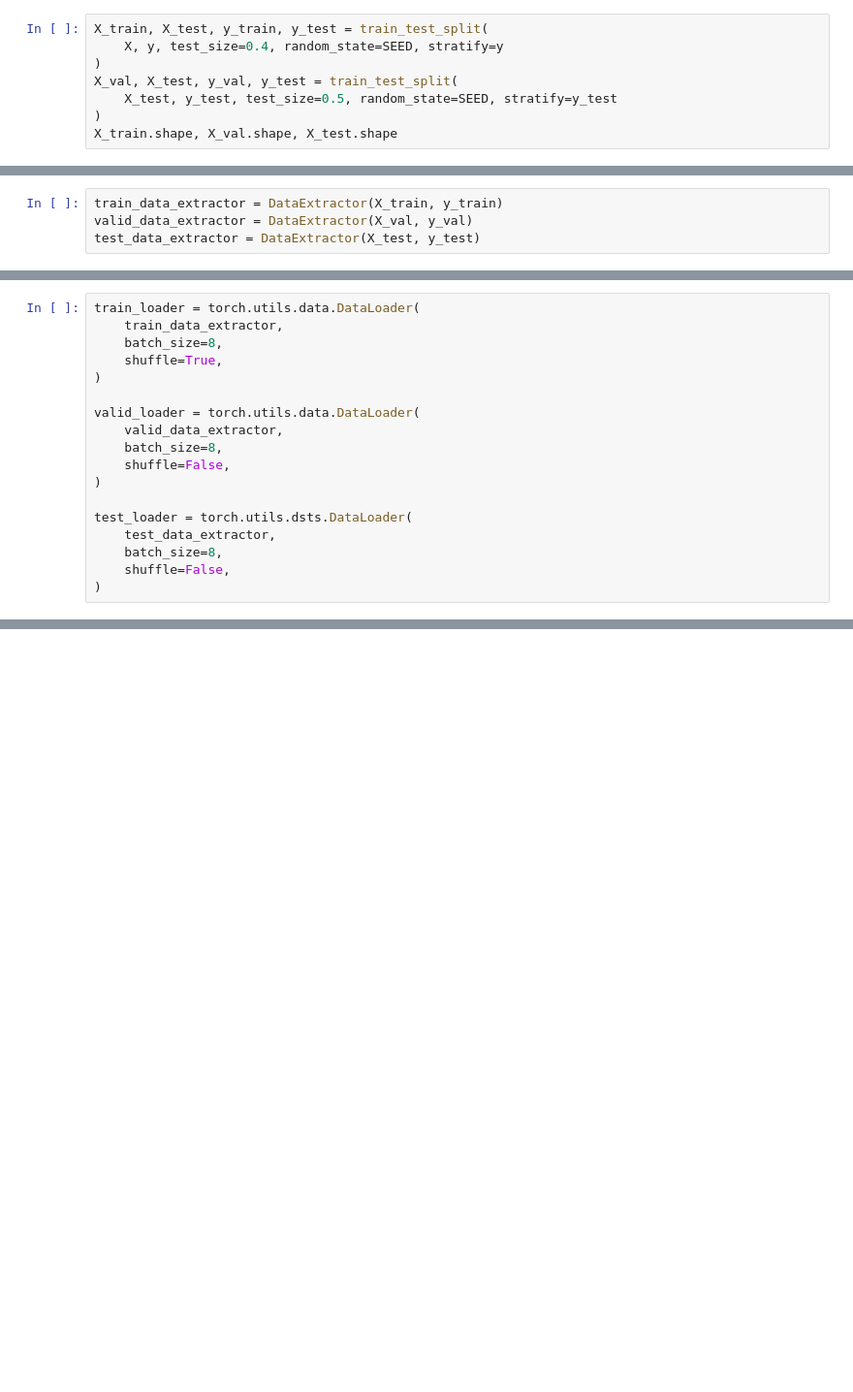
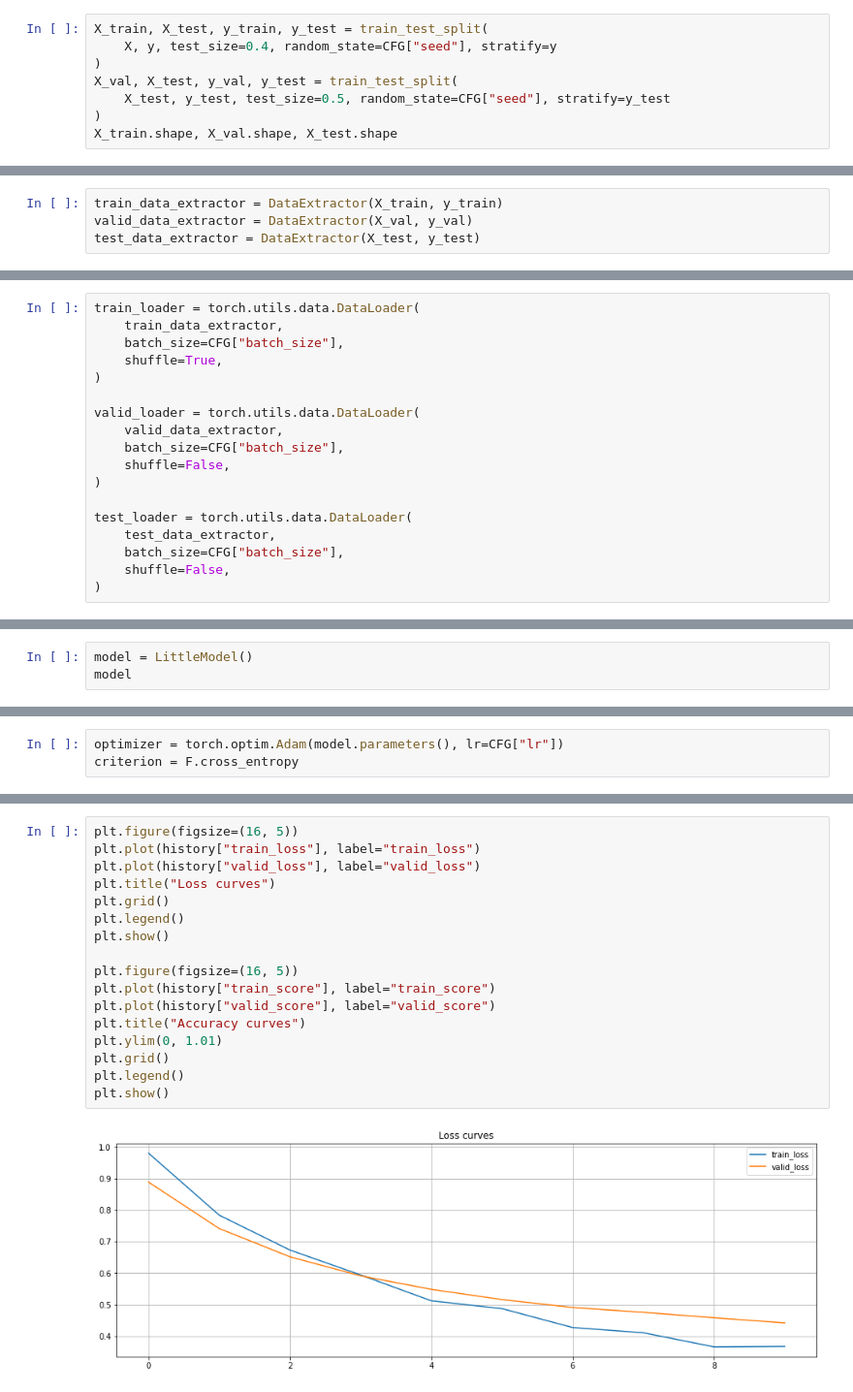
Before and after one commit to cveatt/ml_course_onseo, a Jupyter notebook: pytorch course/onseo_pytorch.ipynb, the cells around one changed output, grey strips where cells are left out. Shown at 97% size. Saved outputs shown, nothing was run; the diff lists cells and outputs as text; blank space fills up the shorter version.

```diff
--- a/pytorch course/onseo_pytorch.ipynb
+++ b/pytorch course/onseo_pytorch.ipynb
@@ -54,9 +58,9 @@ SEED = 42
 # %%
 X_train, X_test, y_train, y_test = train_test_split(
-    X, y, test_size=0.4, random_state=SEED, stratify=y
+    X, y, test_size=0.4, random_state=CFG["seed"], stratify=y
 )
 X_val, X_test, y_val, y_test = train_test_split(
-    X_test, y_test, test_size=0.5, random_state=SEED, stratify=y_test
+    X_test, y_test, test_size=0.5, random_state=CFG["seed"], stratify=y_test
 )
 X_train.shape, X_val.shape, X_test.shape
 # %% [output]
@@ -94,18 +94,18 @@ train_data_extractor[2]
 # %%
 train_loader = torch.utils.data.DataLoader(
     train_data_extractor,
-    batch_size=8,
+    batch_size=CFG["batch_size"],
     shuffle=True,
 )
 
 valid_loader = torch.utils.data.DataLoader(
     valid_data_extractor,
-    batch_size=8,
+    batch_size=CFG["batch_size"],
     shuffle=False,
 )
 
-test_loader = torch.utils.dsts.DataLoader(
+test_loader = torch.utils.data.DataLoader(
     test_data_extractor,
-    batch_size=8,
+    batch_size=CFG["batch_size"],
     shuffle=False,
 )
@@ -111,0 +138,3 @@ test_loader = torch.utils.dsts.DataLoader(
+# %%
+model = LittleModel()
+model
@@ -111,0 +156,3 @@ test_loader = torch.utils.dsts.DataLoader(
+# %%
+optimizer = torch.optim.Adam(model.parameters(), lr=CFG["lr"])
+criterion = F.cross_entropy
@@ -111,0 +214,19 @@ test_loader = torch.utils.dsts.DataLoader(
+# %%
+plt.figure(figsize=(16, 5))
+plt.plot(history["train_loss"], label="train_loss")
+plt.plot(history["valid_loss"], label="valid_loss")
+plt.title("Loss curves")
+plt.grid()
+plt.legend()
+plt.show()
+
+plt.figure(figsize=(16, 5))
+plt.plot(history["train_score"], label="train_score")
+plt.plot(history["valid_score"], label="valid_score")
+plt.title("Accuracy curves")
+plt.ylim(0, 1.01)
+plt.grid()
+plt.legend()
+plt.show()
+# %% [output]
+[figure, added]
```
Also changed, not shown: parts of 14 cells of this notebook, 8 other files.
